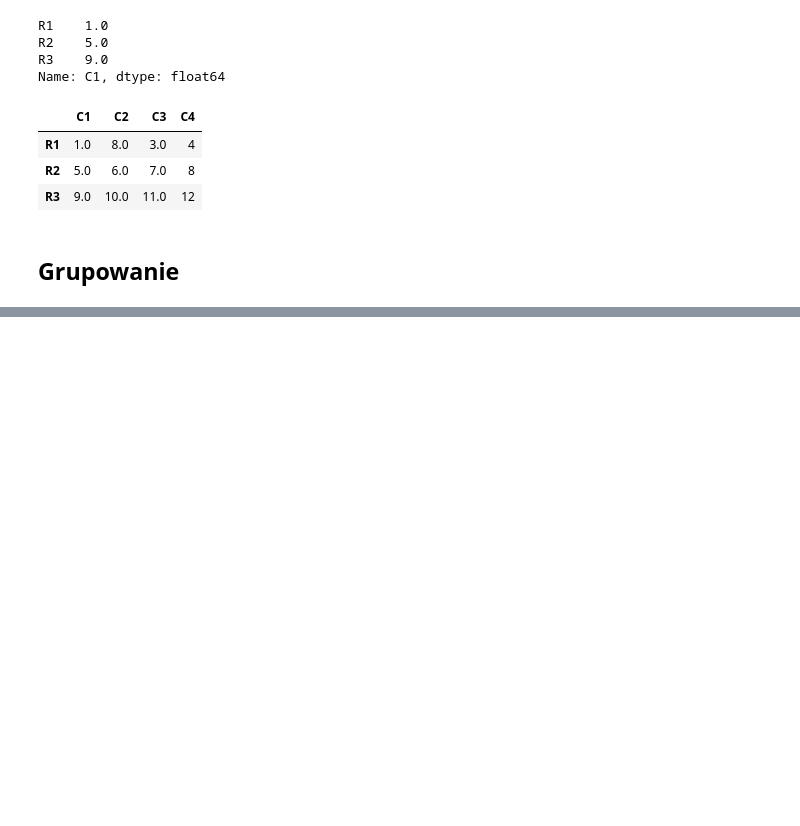
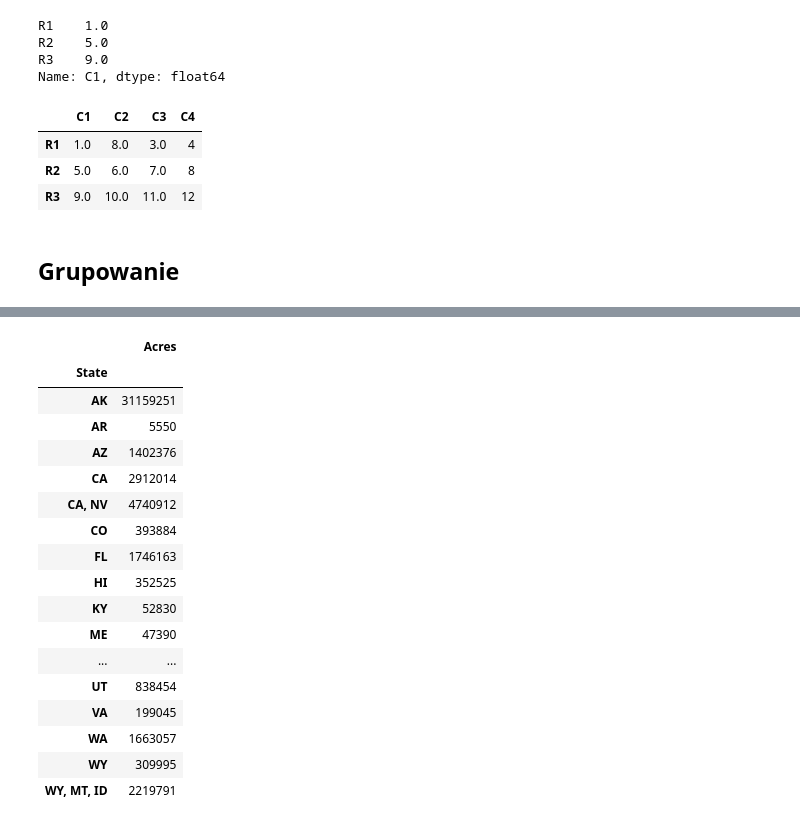
Before and after one commit to trypuz/ai_dla_kazdego, a Jupyter notebook: python_dla_kazdego/python_dla_humanistow.ipynb, the cells around one changed output, grey strips where cells are left out. Saved outputs shown, nothing was run; the diff lists cells and outputs as text; code cells hidden in the pictures; blank space fills up the shorter version.

```diff
--- a/python_dla_kazdego/python_dla_humanistow.ipynb
+++ b/python_dla_kazdego/python_dla_humanistow.ipynb
@@ -2519,0 +2517,21 @@ df.groupby('State').mean()
+# %%
+df.groupby('State').sum()
+# %% [output]
+|  | Acres |
+| State |  |
+| AK | 31159251 |
+| AR | 5550 |
+| AZ | 1402376 |
+| CA | 2912014 |
+| CA, NV | 4740912 |
+| CO | 393884 |
+| FL | 1746163 |
+| HI | 352525 |
+| KY | 52830 |
+| ME | 47390 |
+| ... | ... |
+| UT | 838454 |
+| VA | 199045 |
+| WA | 1663057 |
+| WY | 309995 |
+| WY, MT, ID | 2219791 |
```
Also changed, not shown: parts of 5 cells of this notebook.
